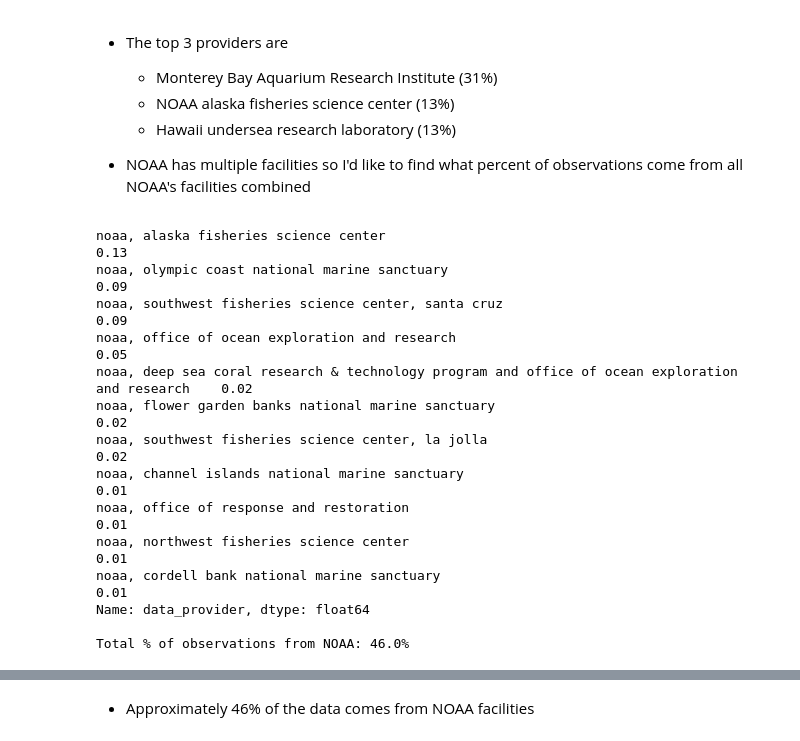
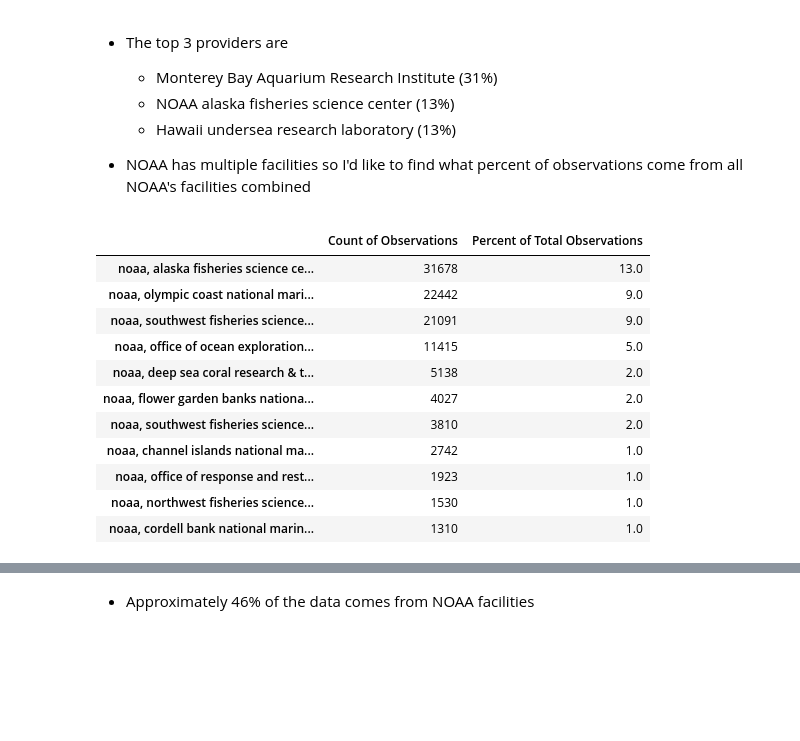
Before and after one commit to SamuelD-Data/deep_sea_corals_project, a Jupyter notebook: deep_sea_corals_project_notebook.ipynb, the cells around one changed output, grey strips where cells are left out. Saved outputs shown, nothing was run; the diff lists cells and outputs as text; code cells hidden in the pictures; blank space fills up the shorter version.

```diff
--- a/deep_sea_corals_project_notebook.ipynb
+++ b/deep_sea_corals_project_notebook.ipynb
@@ -192,23 +194,24 @@ Name: data_provider, dtype: float64
 
 
 - NOAA has multiple facilities so I'd like to find what percent of observations come from all NOAA's facilities combined
-# %%
-noaa_facil_percent = round(df[df.data_provider.str.contains('noaa')].data_provider.value_counts() / len(df), 2)
-
-print(noaa_facil_percent ,'\n')
-print(f'Total % of observations from NOAA: {noaa_facil_percent.sum() * 100}%')
-# %% [output]
-noaa, alaska fisheries science center                                                              0.13
-noaa, olympic coast national marine sanctuary                                                      0.09
-noaa, southwest fisheries science center, santa cruz                                               0.09
-noaa, office of ocean exploration and research                                                     0.05
-noaa, deep sea coral research & technology program and office of ocean exploration and research    0.02
-noaa, flower garden banks national marine sanctuary                                                0.02
-noaa, southwest fisheries science center, la jolla                                                 0.02
-noaa, channel islands national marine sanctuary                                                    0.01
-noaa, office of response and restoration                                                           0.01
-noaa, northwest fisheries science center                                                           0.01
-noaa, cordell bank national marine sanctuary                                                       0.01
-Name: data_provider, dtype: float64
-
-Total % of observations from NOAA: 46.0%
+# %%
+noaa_facil = pd.DataFrame(df[df.data_provider.str.contains('noaa')].data_provider.value_counts())
+
+noaa_facil['perc'] = round(df[df.data_provider.str.contains('noaa')].data_provider.value_counts() / len(df),2)*100
+
+noaa_facil.columns = ['Count of Observations', 'Percent of Total Observations']
+
+noaa_facil
+# %% [output]
+|  | Count of Observations | Percent of Total Observations |
+| noaa, alaska fisheries science ce... | 31678 | 13.0 |
+| noaa, olympic coast national mari... | 22442 | 9.0 |
+| noaa, southwest fisheries science... | 21091 | 9.0 |
+| noaa, office of ocean exploration... | 11415 | 5.0 |
+| noaa, deep sea coral research & t... | 5138 | 2.0 |
+| noaa, flower garden banks nationa... | 4027 | 2.0 |
+| noaa, southwest fisheries science... | 3810 | 2.0 |
+| noaa, channel islands national ma... | 2742 | 1.0 |
+| noaa, office of response and rest... | 1923 | 1.0 |
+| noaa, northwest fisheries science... | 1530 | 1.0 |
+| noaa, cordell bank national marin... | 1310 | 1.0 |
```
Also changed, not shown: parts of 25 cells of this notebook.
